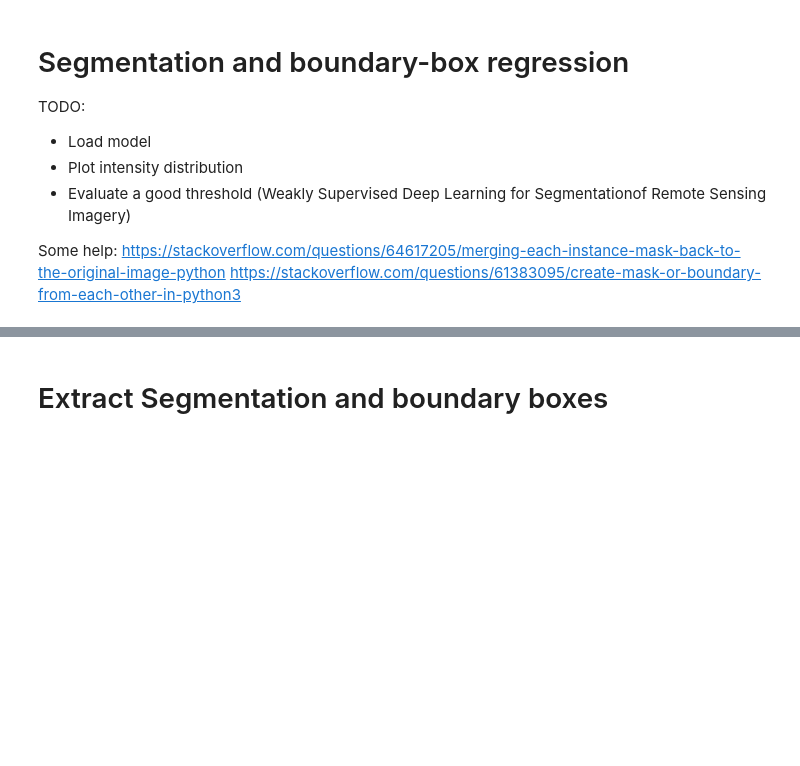
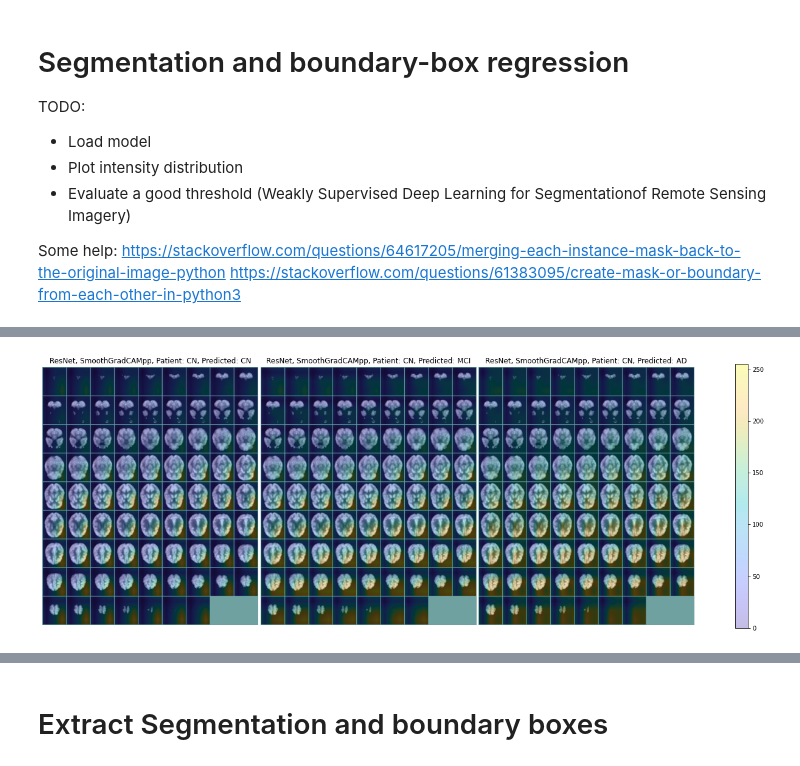
Before and after one commit to FredrikM97/Medical-ROI, a Jupyter notebook: notebooks/04 - segmentation.ipynb, the cells around one changed output, grey strips where cells are left out. Saved outputs shown, nothing was run; the diff lists cells and outputs as text; code cells hidden in the pictures; blank space fills up the shorter version.

```diff
--- a/notebooks/04 - segmentation.ipynb
+++ b/notebooks/04 - segmentation.ipynb
@@ -67,2 +59,9 @@ masked_image = tmp.preprocess(tmp.activation_map(tmp.class_idx, tmp.class_scores
+# %%
+class_scores, class_idx = cam_extractor.evaluate(image)
+grid_image, grid_mask = cam_extractor.grid_class(class_scores, [0,1,2], image,pad_value=0, max_num_slices=None)
+masked_image = cam_extractor.preprocess(cam_extractor.activation_map(class_idx, class_scores))
+cam_extractor.plot(class_scores, [0,1,2],image, max_num_slices=None, class_label=class_label);
+# %% [output]
+[figure, added]
 # %%
 # Only check the distribution from each image! This looks a lot better!
```
Also changed, not shown: parts of 52 cells of this notebook, 27 other files.
